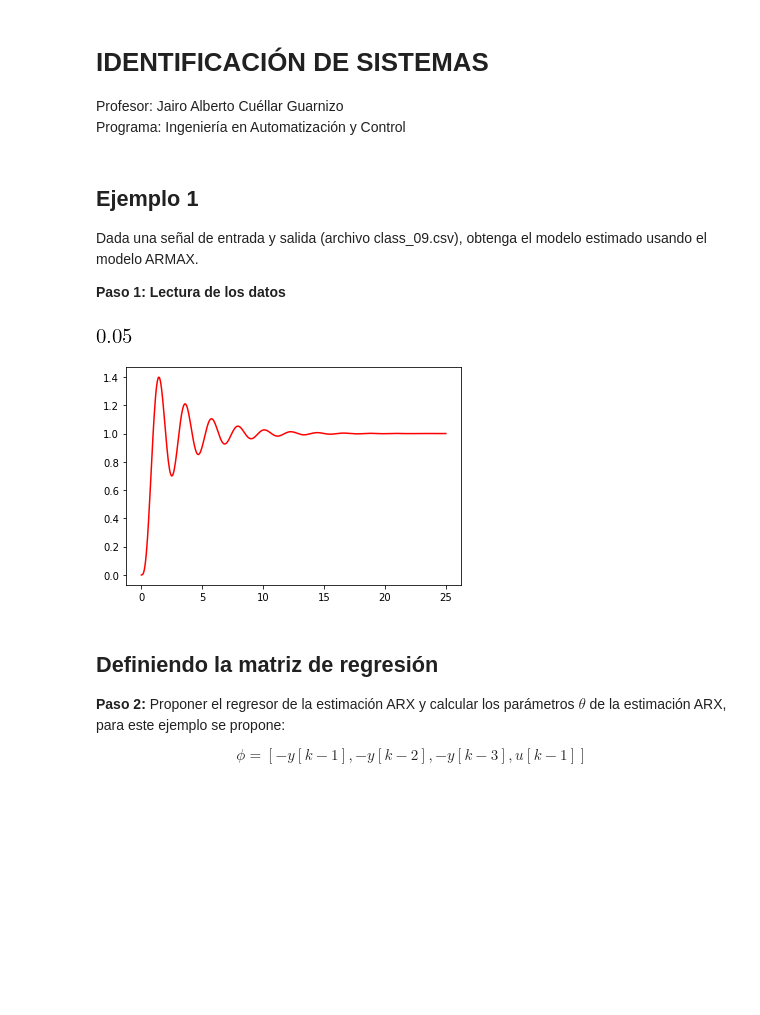
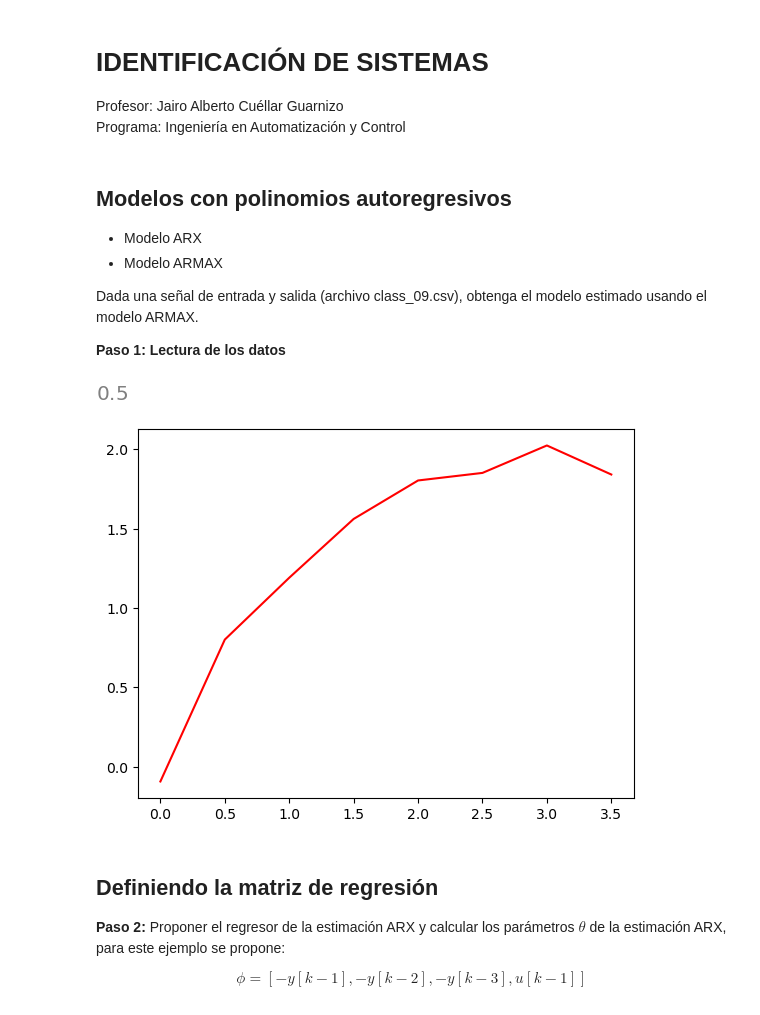
Before and after one commit to jairocuellar/System_identification, a Jupyter notebook: class_10_01.ipynb, the cells around one changed output. Drawn from its saved outputs; the diff is of its cells as text; code cells hidden in the pictures; blank space fills up the shorter version.

```diff
--- a/class_10_01.ipynb
+++ b/class_10_01.ipynb
@@ -20,23 +20,27 @@ import random
 Profesor: Jairo Alberto Cuéllar Guarnizo
 Programa: Ingeniería en Automatización y Control
 # %% [markdown]
-## Ejemplo 1
+## Modelos con polinomios autoregresivos
+
+* Modelo ARX
+* Modelo ARMAX
+
 
 Dada una señal de entrada y salida (archivo class_09.csv), obtenga el modelo estimado usando el modelo ARMAX.
 
 **Paso 1: Lectura de los datos**
 # %%
-datos = pd.read_csv ('data\clase_09.csv')
+datos = pd.read_csv ('data\exercise_05.csv')
 t = datos.t
 yn = datos.yn
 N = len(t)
 u = datos.un
 plt.plot(t,yn,color = 'red')
 dt = (t[1] - t[0])
 dt
 # %% [output]
-[figure, old version]
+[figure, new version]
-[figure, old version]
+[figure, new version]
 # %% [markdown]
 ## Definiendo la matriz de regresión
 
```
Also changed, not shown: parts of 12 cells of this notebook, 4 other files.
